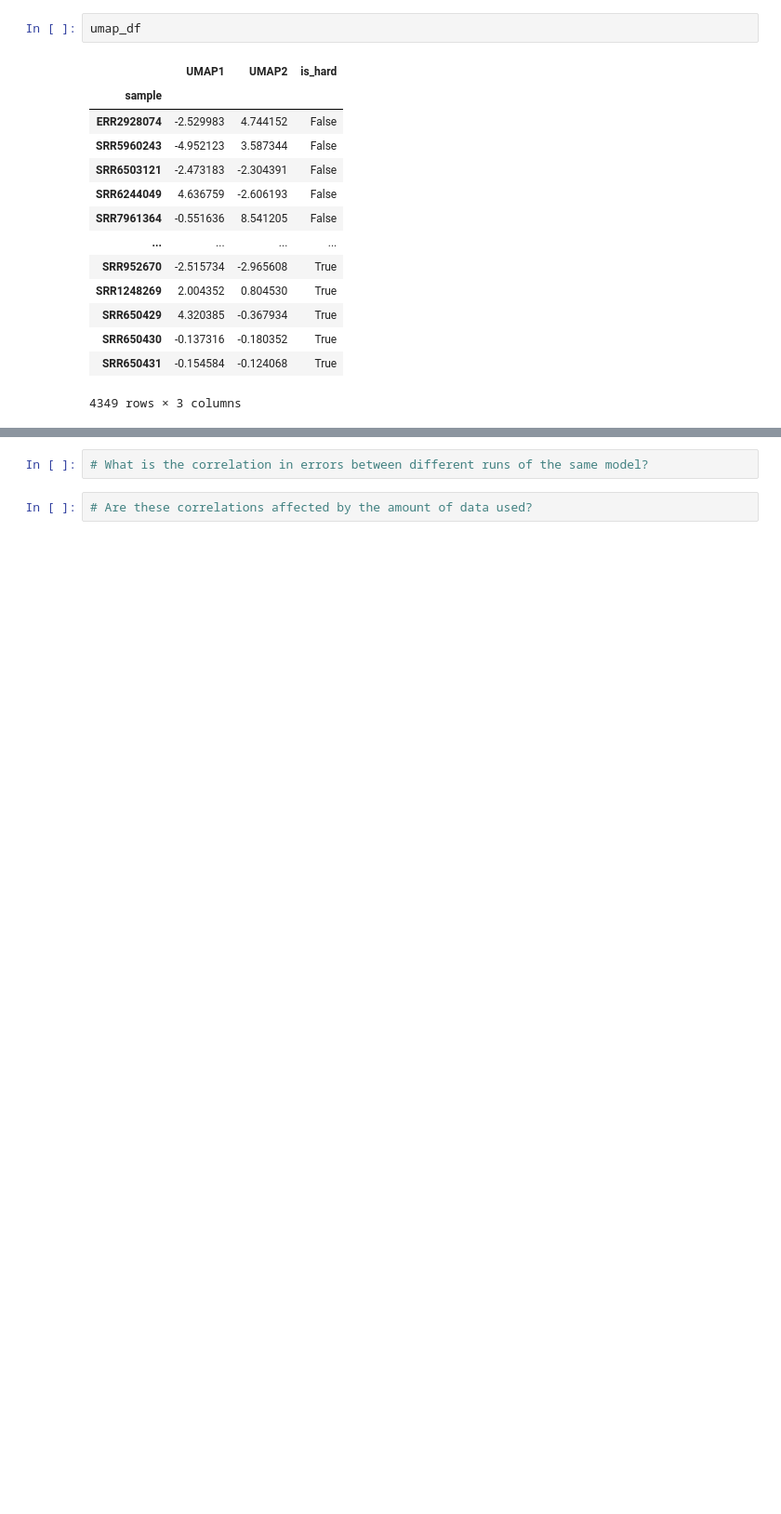
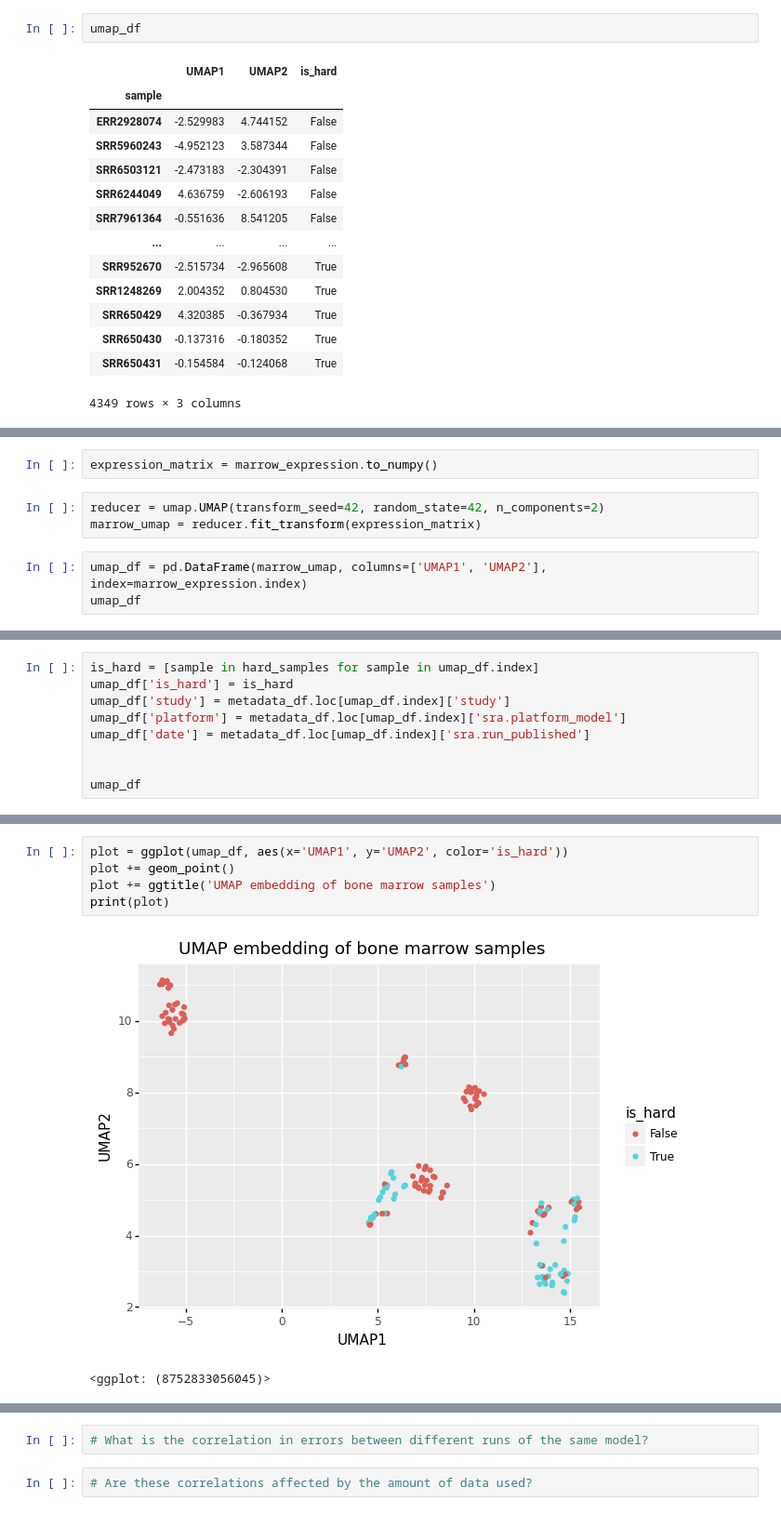
Before and after one commit to greenelab/linear_signal, a Jupyter notebook: notebook/analysis/visualize_errors.ipynb, the cells around one changed output, grey strips where cells are left out. Shown at 93% size. Cells and saved outputs as stored; diff of their text form; blank space fills up the shorter version.

```diff
--- a/notebook/analysis/visualize_errors.ipynb
+++ b/notebook/analysis/visualize_errors.ipynb
@@ -486,0 +643,8 @@ print(plot)
+# %%
+expression_matrix = marrow_expression.to_numpy()
+# %%
+reducer = umap.UMAP(transform_seed=42, random_state=42, n_components=2)
+marrow_umap = reducer.fit_transform(expression_matrix)
+# %%
+umap_df = pd.DataFrame(marrow_umap, columns=['UMAP1', 'UMAP2'], index=marrow_expression.index)
+umap_df
@@ -486,0 +666,9 @@ print(plot)
+# %%
+is_hard = [sample in hard_samples for sample in umap_df.index]
+umap_df['is_hard'] = is_hard
+umap_df['study'] = metadata_df.loc[umap_df.index]['study']
+umap_df['platform'] = metadata_df.loc[umap_df.index]['sra.platform_model']
+umap_df['date'] = metadata_df.loc[umap_df.index]['sra.run_published']
+
+
+umap_df
@@ -486,0 +690,8 @@ print(plot)
+# %%
+plot = ggplot(umap_df, aes(x='UMAP1', y='UMAP2', color='is_hard'))
+plot += geom_point()
+plot += ggtitle('UMAP embedding of bone marrow samples')
+print(plot)
+# %% [output]
+[figure, added]
+<ggplot: (8752833056045)>
```
Also changed, not shown: parts of 49 cells of this notebook.
